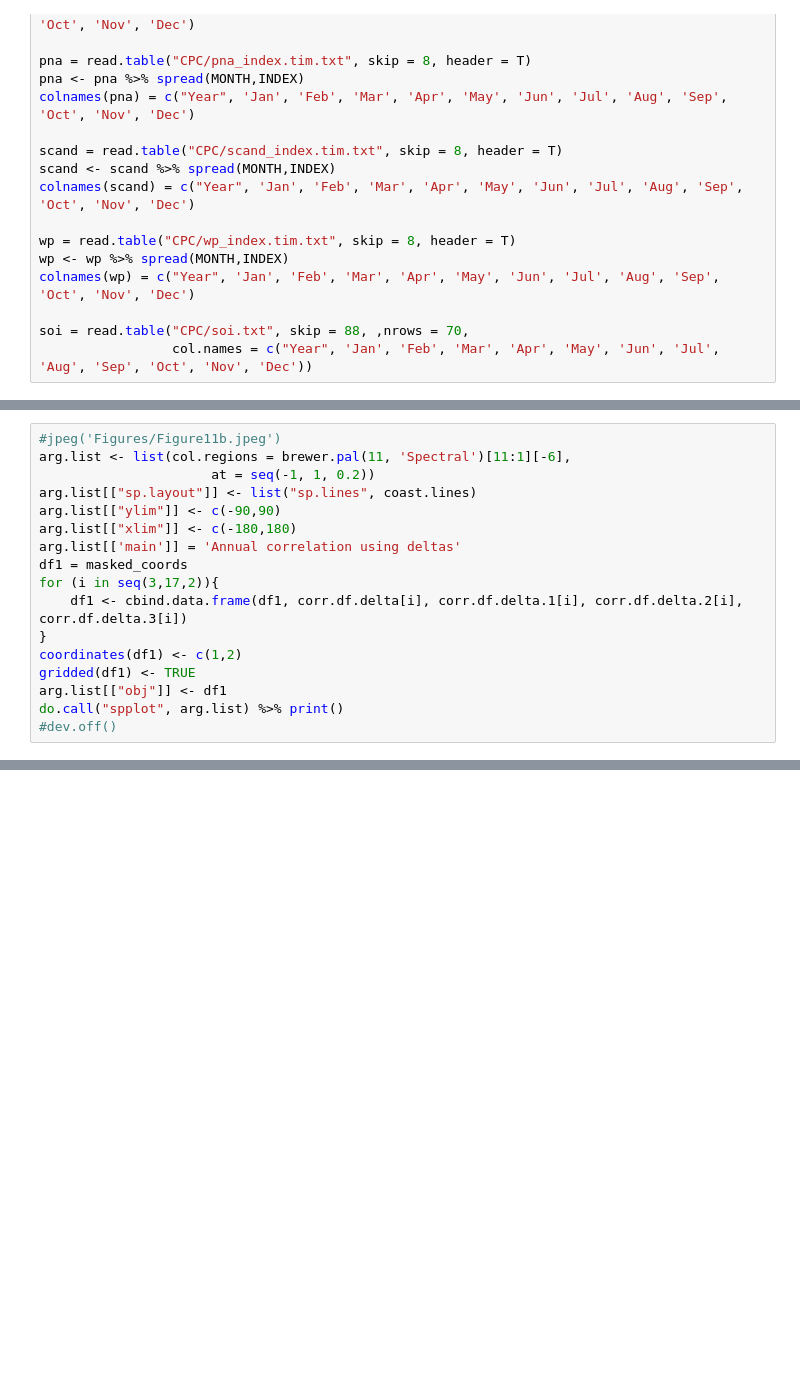
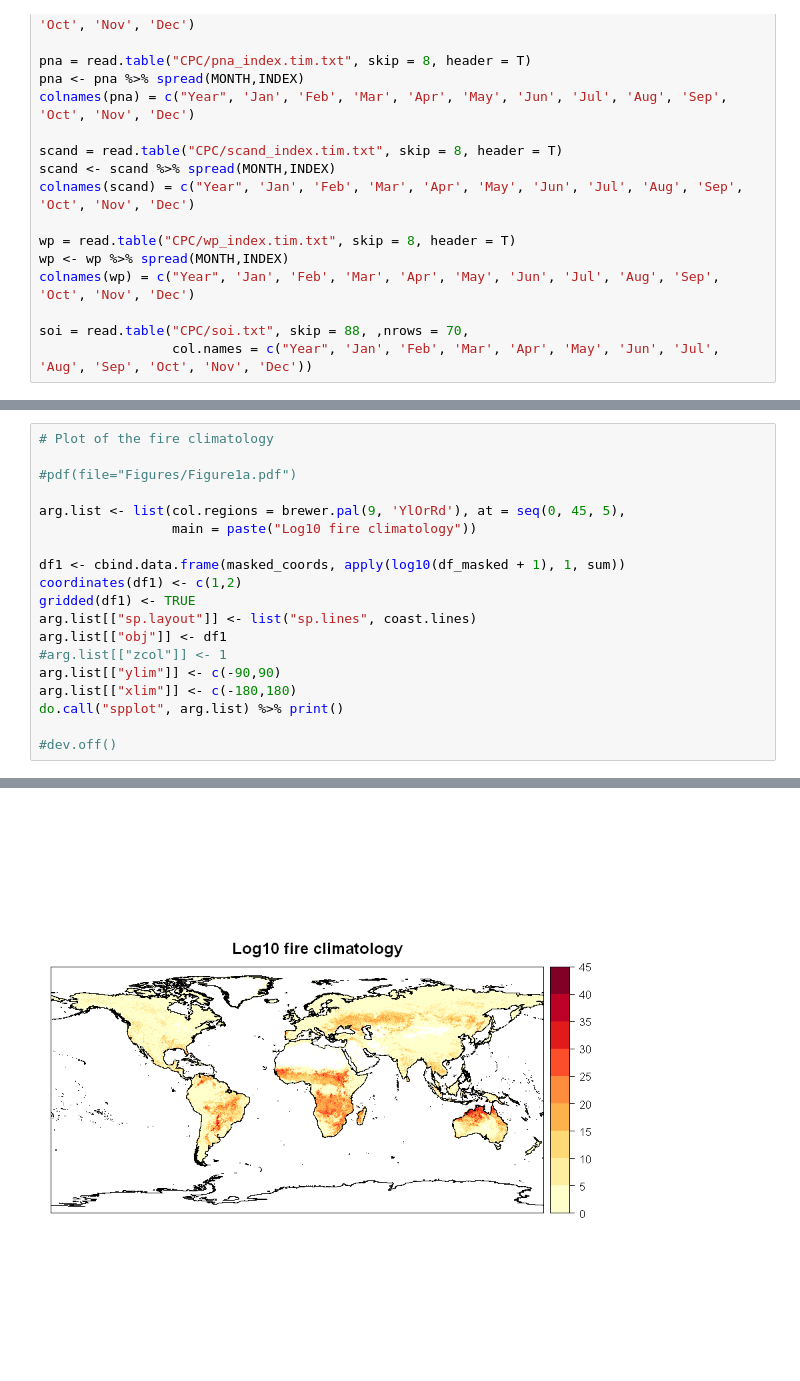
Before and after one commit to MarcosVM98/TFM, a Jupyter notebook: notebooks/Figures.ipynb, the cells around one changed output, grey strips where cells are left out. Cells and saved outputs as stored; diff of their text form; blank space fills up the shorter version.

Commit message:
Corrected .pdf figures

```diff
--- a/notebooks/Figures.ipynb
+++ b/notebooks/Figures.ipynb
@@ -386,17 +90,0 @@ Warning message in points2grid(points, tolerance, round):
-# %%
-#jpeg('Figures/Figure11b.jpeg')
-arg.list <- list(col.regions = brewer.pal(11, 'Spectral')[11:1][-6],
-                      at = seq(-1, 1, 0.2))
-arg.list[["sp.layout"]] <- list("sp.lines", coast.lines)
-arg.list[["ylim"]] <- c(-90,90)
-arg.list[["xlim"]] <- c(-180,180)
-arg.list[['main']] = 'Annual correlation using deltas'
-df1 = masked_coords
-for (i in seq(3,17,2)){
-    df1 <- cbind.data.frame(df1, corr.df.delta[i], corr.df.delta.1[i], corr.df.delta.2[i], corr.df.delta.3[i])
-}
-coordinates(df1) <- c(1,2)
-gridded(df1) <- TRUE
-arg.list[["obj"]] <- df1
-do.call("spplot", arg.list) %>% print()
-#dev.off()
@@ -455,0 +91,20 @@ Warning message in points2grid(points, tolerance, round):
+# %%
+# Plot of the fire climatology
+
+#pdf(file="Figures/Figure1a.pdf")
+
+arg.list <- list(col.regions = brewer.pal(9, 'YlOrRd'), at = seq(0, 45, 5),
+                 main = paste("Log10 fire climatology"))
+
+df1 <- cbind.data.frame(masked_coords, apply(log10(df_masked + 1), 1, sum))
+coordinates(df1) <- c(1,2)
+gridded(df1) <- TRUE
+arg.list[["sp.layout"]] <- list("sp.lines", coast.lines)
+arg.list[["obj"]] <- df1
+#arg.list[["zcol"]] <- 1
+arg.list[["ylim"]] <- c(-90,90)
+arg.list[["xlim"]] <- c(-180,180)
+do.call("spplot", arg.list) %>% print()
+
+#dev.off()
+# %% [output]
@@ -455,0 +113 @@ Warning message in points2grid(points, tolerance, round):
+[figure, added]
```
Also changed, not shown: parts of 39 cells of this notebook, 50 other files.
